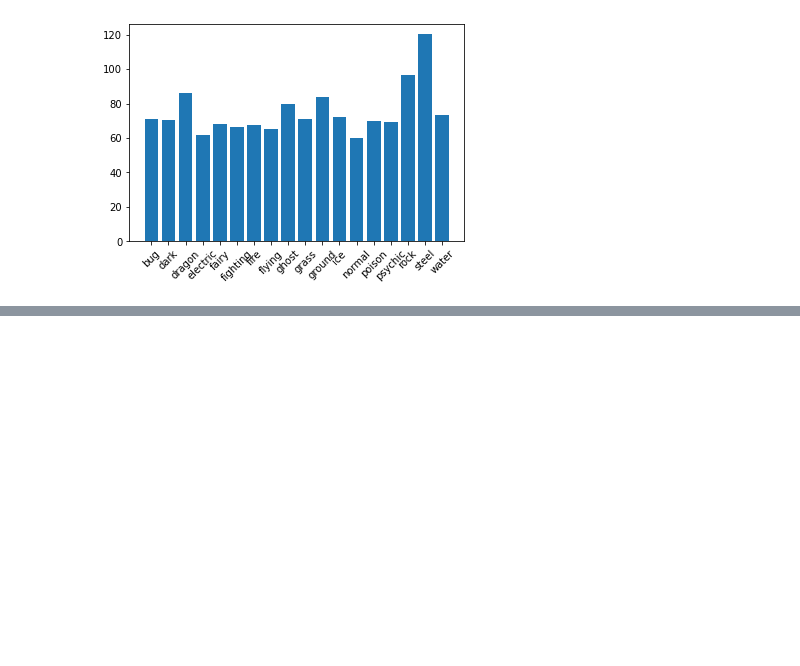
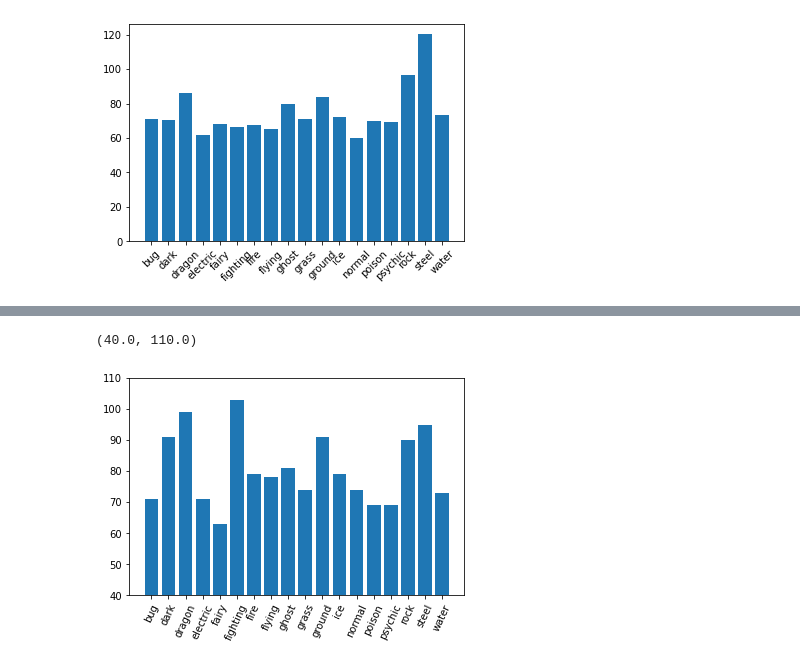
Before and after one commit to j-hendricks/Pokemon-Analysis, a Jupyter notebook: jupyter_notebook/Cleaning_Data.ipynb, the cells around one changed output, grey strips where cells are left out. Cells and saved outputs as stored; diff of their text form; code cells hidden in the pictures; blank space fills up the shorter version.

```diff
--- a/jupyter_notebook/Cleaning_Data.ipynb
+++ b/jupyter_notebook/Cleaning_Data.ipynb
@@ -555,0 +807,12 @@ typing_info
+# %%
+types_attack = list()
+for _type in types:
+    _mean = type_dict[_type]['attack'].mean()
+    types_attack.append(round(_mean,0))
+
+plt.bar(types, types_attack)
+plt.xticks(rotation = 65)
+plt.ylim(40,110)
+# %% [output]
+(40.0, 110.0)
+[figure, added]
```
Also changed, not shown: parts of 48 cells of this notebook.
